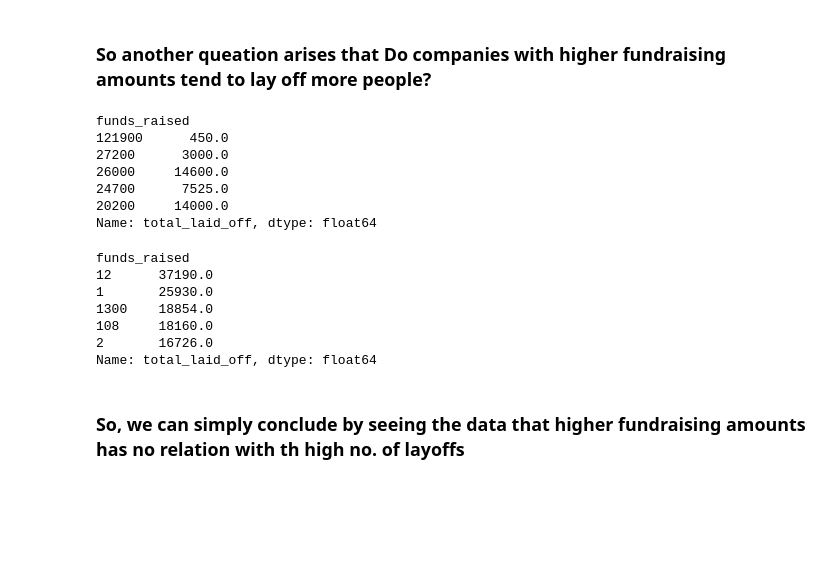
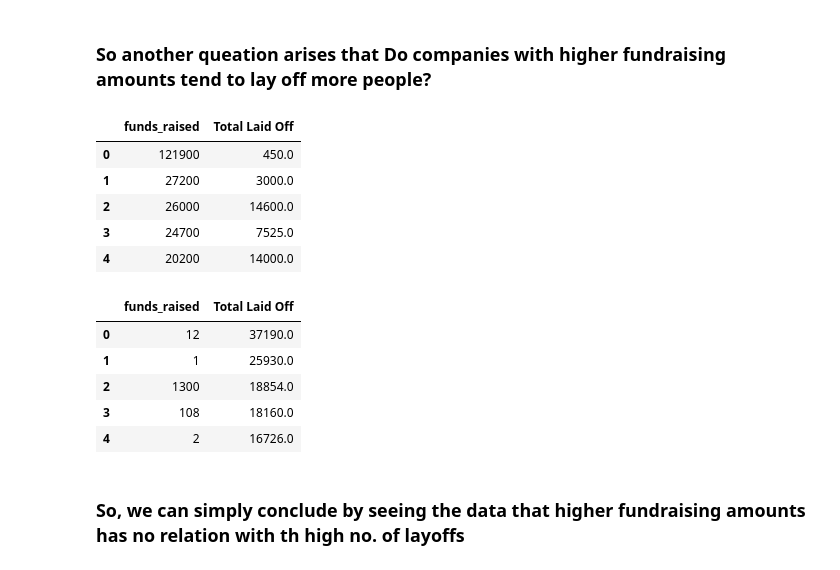
Before and after one commit to neerajcodes888/Recent-Layoffs-Case-Study, a Jupyter notebook: study.ipynb, the cells around one changed output. Drawn from its saved outputs; the diff is of its cells as text; code cells hidden in the pictures; blank space fills up the shorter version.

```diff
--- a/study.ipynb
+++ b/study.ipynb
@@ -784,25 +779,23 @@ plt.show()
 # %% [markdown]
 ### So another queation arises that Do companies with higher fundraising amounts tend to lay off more people?
 # %%
-data.groupby('funds_raised')['total_laid_off'].sum().sort_index(ascending=False).head(5)
+data.groupby('funds_raised')['total_laid_off'].sum().sort_index(ascending=False).head(5).reset_index(name='Total Laid Off')
 # %% [output]
-funds_raised
-121900      450.0
-27200      3000.0
-26000     14600.0
-24700      7525.0
-20200     14000.0
-Name: total_laid_off, dtype: float64
+|  | funds_raised | Total Laid Off |
+| 0 | 121900 | 450.0 |
+| 1 | 27200 | 3000.0 |
+| 2 | 26000 | 14600.0 |
+| 3 | 24700 | 7525.0 |
+| 4 | 20200 | 14000.0 |
 # %%
-data.groupby('funds_raised')['total_laid_off'].sum().sort_values(ascending=False).head(5)
+data.groupby('funds_raised')['total_laid_off'].sum().sort_values(ascending=False).head(5).reset_index(name='Total Laid Off')
 # %% [output]
-funds_raised
-12      37190.0
-1       25930.0
-1300    18854.0
-108     18160.0
-2       16726.0
-Name: total_laid_off, dtype: float64
+|  | funds_raised | Total Laid Off |
+| 0 | 12 | 37190.0 |
+| 1 | 1 | 25930.0 |
+| 2 | 1300 | 18854.0 |
+| 3 | 108 | 18160.0 |
+| 4 | 2 | 16726.0 |
 # %% [markdown]
 ### So, we can simply conclude by seeing the data that higher fundraising amounts has no relation with th high no. of layoffs
 # %% [markdown]
```
Also changed, not shown: parts of 9 cells of this notebook.
